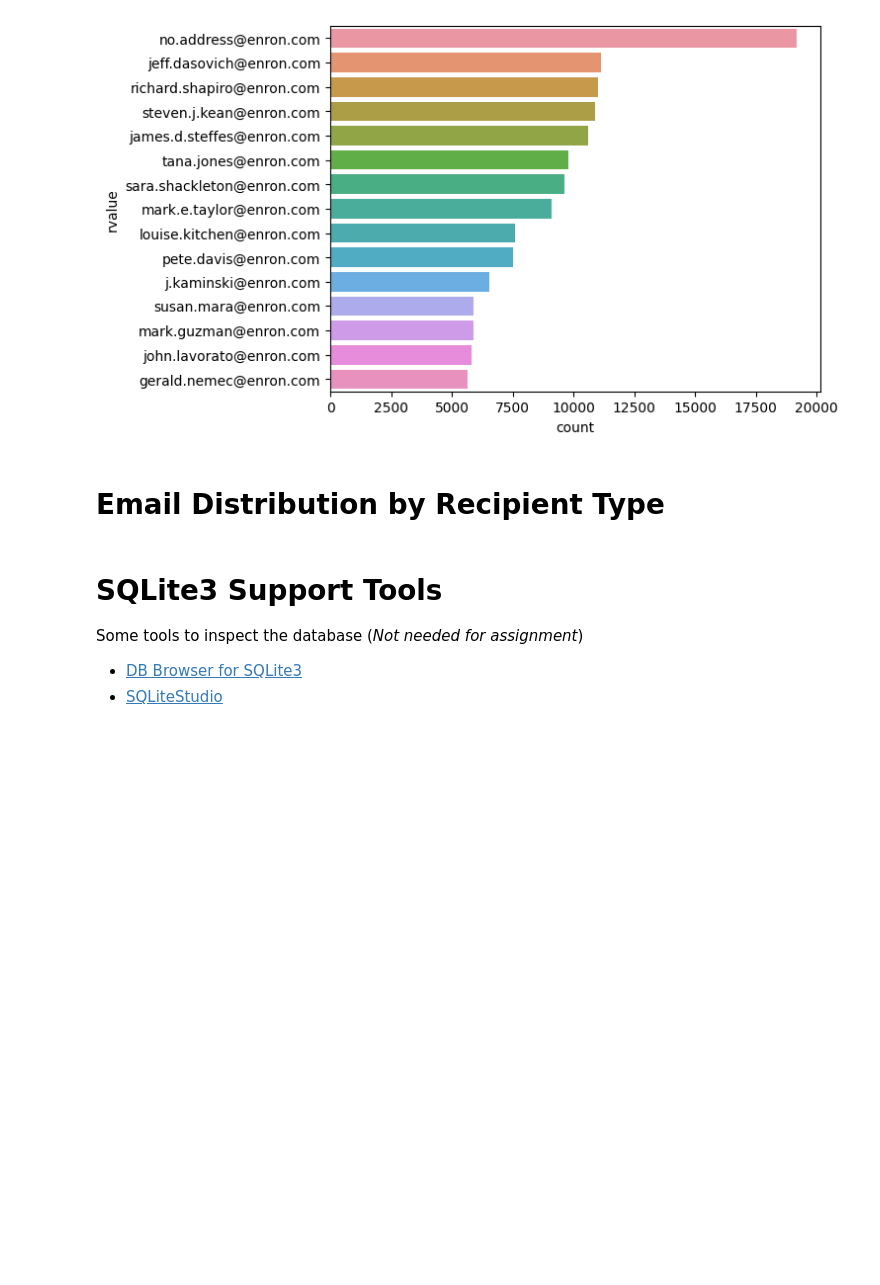
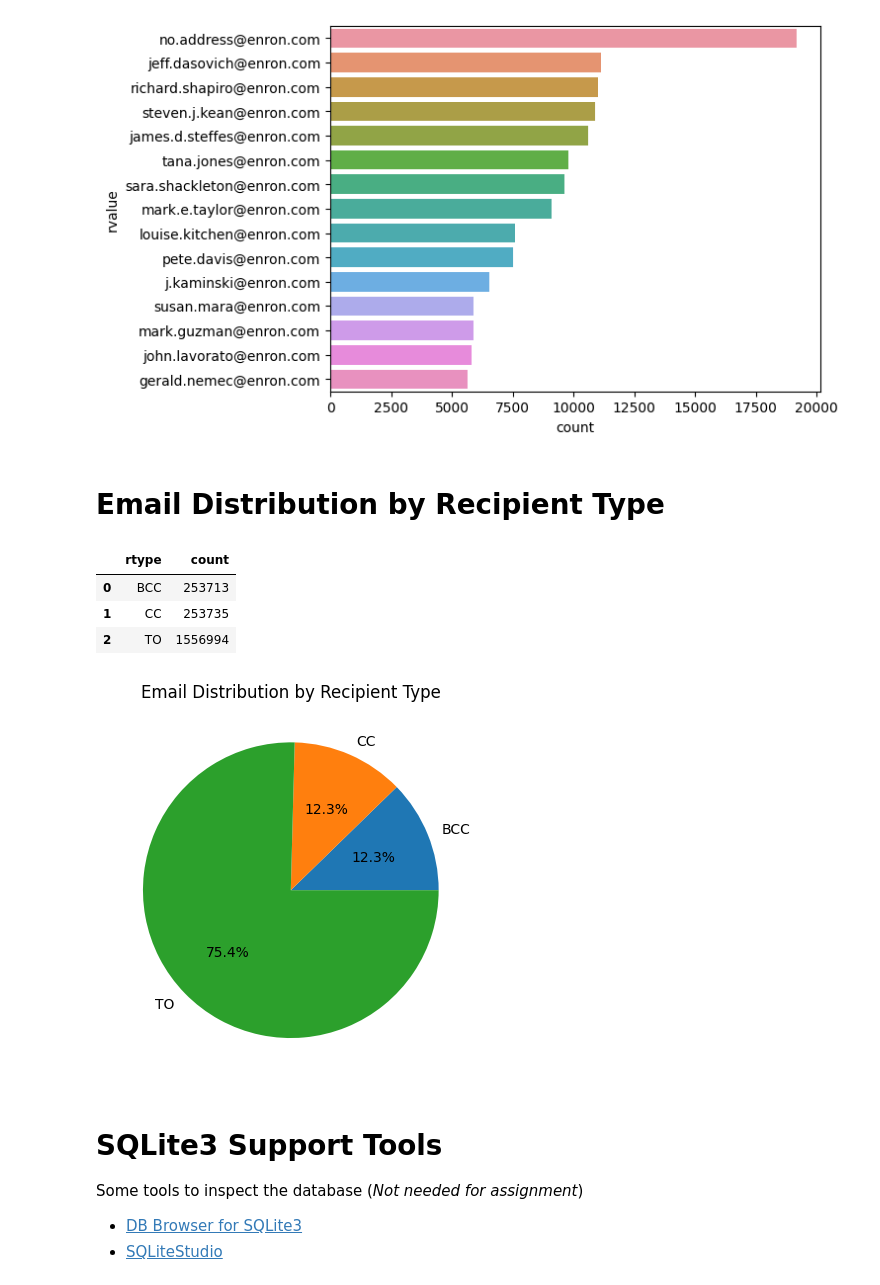
Before and after one commit to JamilaBibi/IBP-assignment-2, a Jupyter notebook: _enron_data.ipynb, the cells around one changed output. Drawn from its saved outputs; the diff is of its cells as text; code cells hidden in the pictures; blank space fills up the shorter version.

```diff
--- a/_enron_data.ipynb
+++ b/_enron_data.ipynb
@@ -335,6 +335,34 @@ plt.show()
 [figure]
 # %% [markdown]
 # Email Distribution by Recipient Type
+# %%
+#write sql query to categorize by rtype using count
+sql_recipients_type= """
+SELECT rtype, COUNT(rtype)
+AS count
+FROM recipientinfo
+GROUP BY rtype
+ORDER BY rtype
+"""
+# %%
+#convert data in dataframe
+recipt_type_df = pd.read_sql_query(sql_recipients_type, conn)
+recipt_type_df
+# %% [output]
+|  | rtype | count |
+| 0 | BCC | 253713 |
+| 1 | CC | 253735 |
+| 2 | TO | 1556994 |
+# %%
+#plot graph using pie() and show()
+labels = recipt_type_df['rtype']
+values = recipt_type_df['count']
+plt.pie(values, labels=labels, autopct='%1.1f%%')
+
+plt.title('Email Distribution by Recipient Type')
+plt.show()
+# %% [output]
+[figure, added]
 # %% [markdown]
 # SQLite3 Support Tools
 
```
